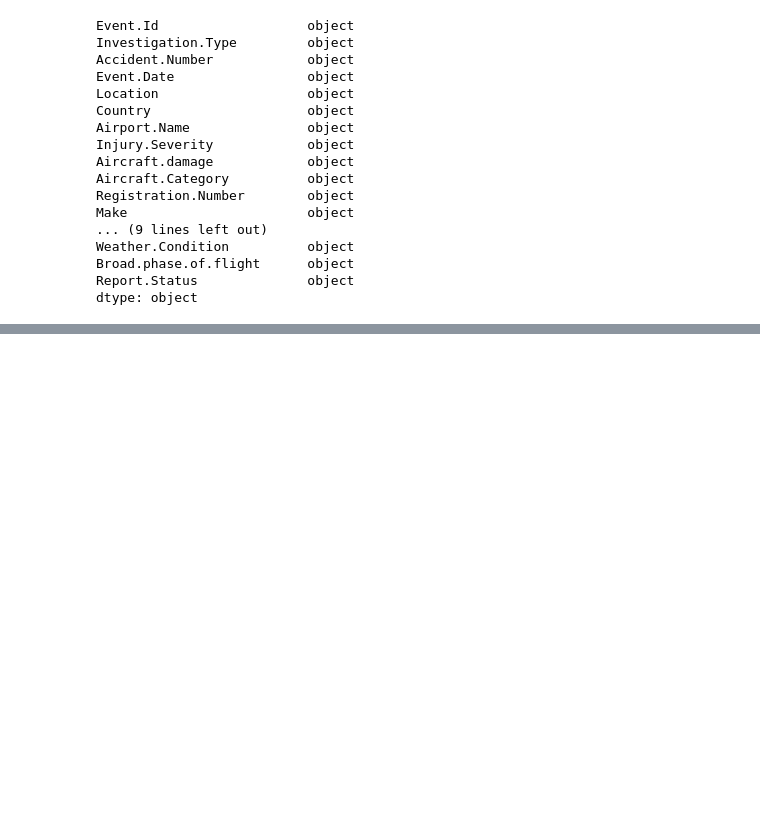
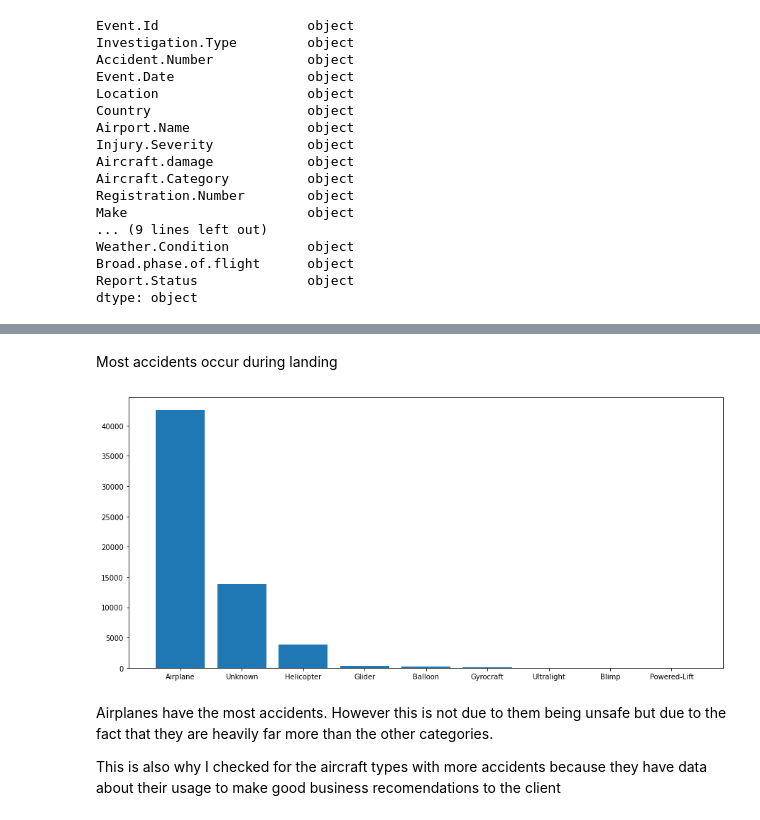
Before and after one commit to DaveyMburu/aircraft-accident-analysis, a Jupyter notebook: aircraft-accident-analysis.ipynb, the cells around one changed output, grey strips where cells are left out. Drawn from its saved outputs; the diff is of its cells as text; code cells hidden in the pictures; blank space fills up the shorter version.

```diff
--- a/aircraft-accident-analysis.ipynb
+++ b/aircraft-accident-analysis.ipynb
@@ -473,0 +542,16 @@ Text(0, 0.5, 'Occurrences')
+# %% [markdown]
+Most accidents occur during landing
+# %%
+aircrafts = clean_df['Aircraft.Category'].value_counts()
+makes = clean_df['Make'].value_counts()
+models = clean_df['Model'].value_counts()
+
+fig, ax = plt.subplots(figsize = (15,7))
+
+ax.bar(aircrafts.index, aircrafts.values);
+# %% [output]
+[figure, added]
+# %% [markdown]
+Airplanes have the most accidents. However this is not due to them being unsafe but due to the fact that they are heavily far more than the other categories.
+
+This is also why I checked for the aircraft types with more accidents because they have data about their usage to make good business recomendations to the client
```
Also changed, not shown: parts of 53 cells of this notebook.
